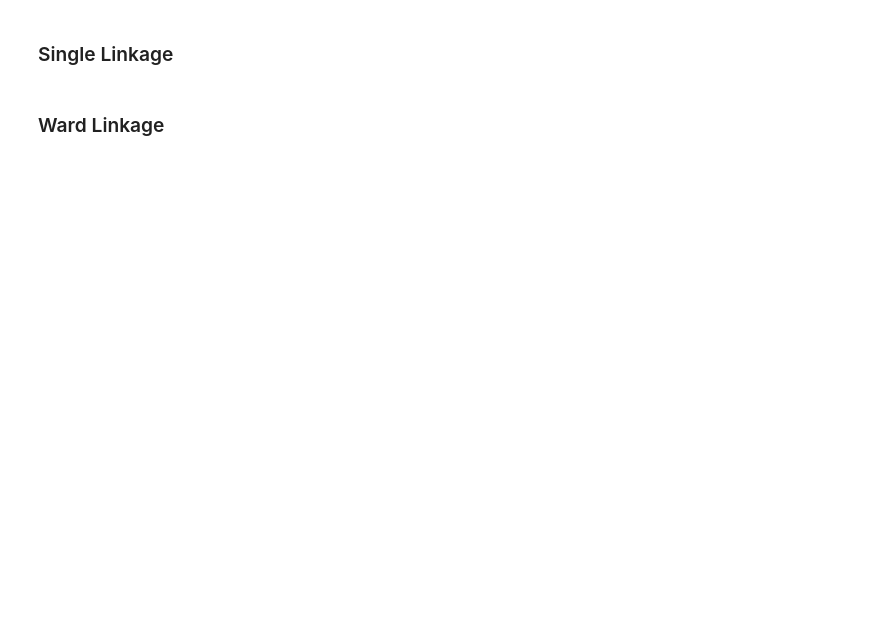
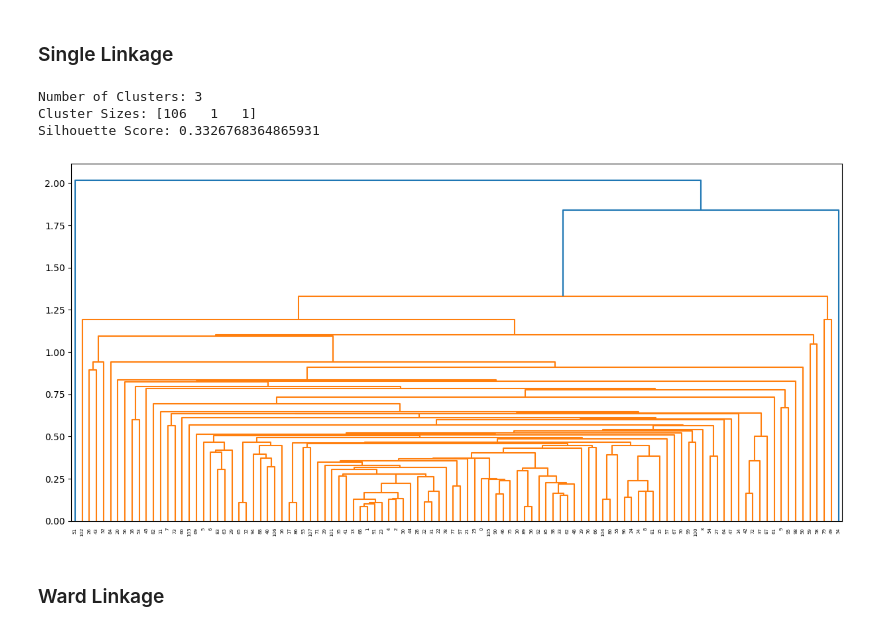
Before and after one commit to GeorgeKontos14/HPB-Economy, a Jupyter notebook: hierarchical_clustering.ipynb, the cells around one changed output. Saved outputs shown, nothing was run; the diff lists cells and outputs as text; code cells hidden in the pictures; blank space fills up the shorter version.

```diff
--- a/hierarchical_clustering.ipynb
+++ b/hierarchical_clustering.ipynb
@@ -133,2 +115,11 @@ print("Silhouette Score:",silhouette_score(scaled_df, single_clusters1))
+# %%
+single_labels, single_score = HierarchicalClustering.hierarchical_clustering(
+    without_outliers, 'single', True
+)
+# %% [output]
+Number of Clusters: 3
+Cluster Sizes: [106   1   1]
+Silhouette Score: 0.3326768364865931
+[figure, added]
 # %% [markdown]
 ### Ward Linkage
```
Also changed, not shown: parts of 35 cells of this notebook, 5 other files.
